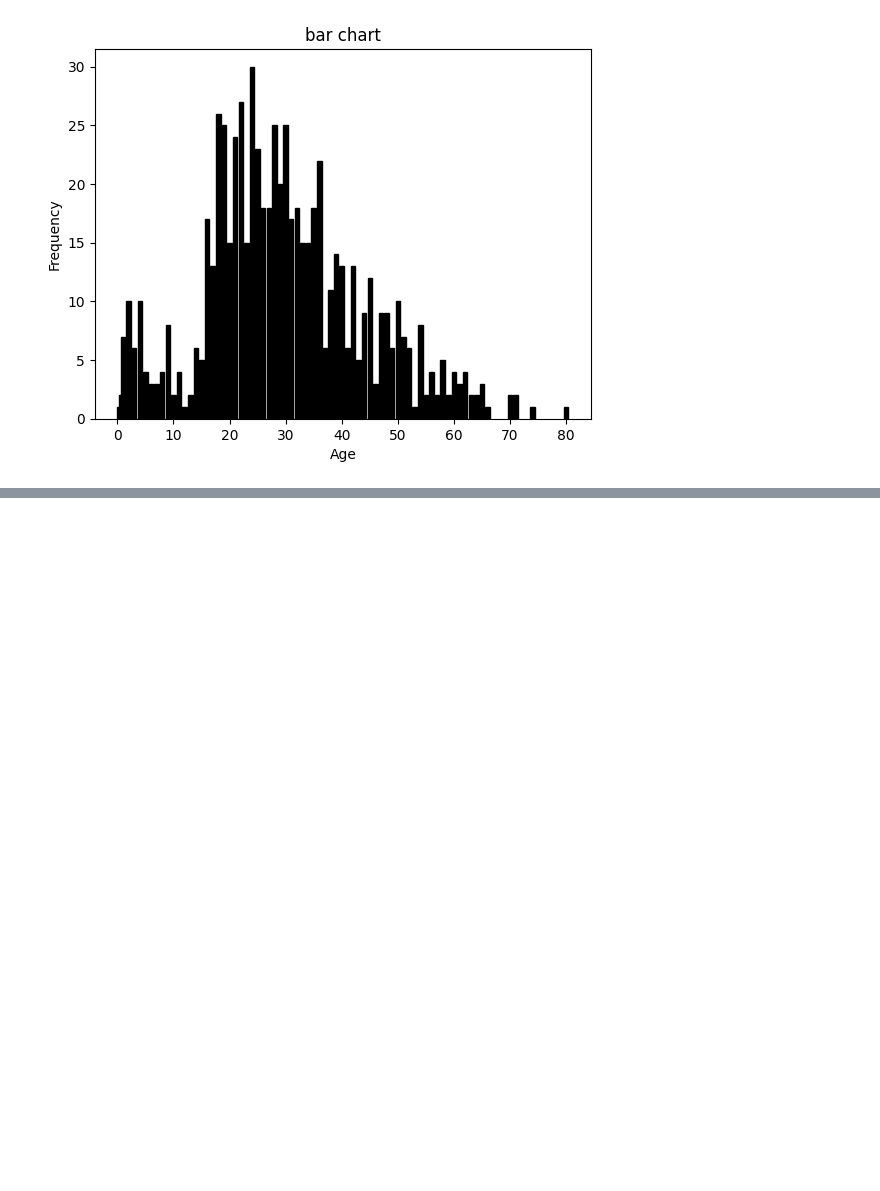
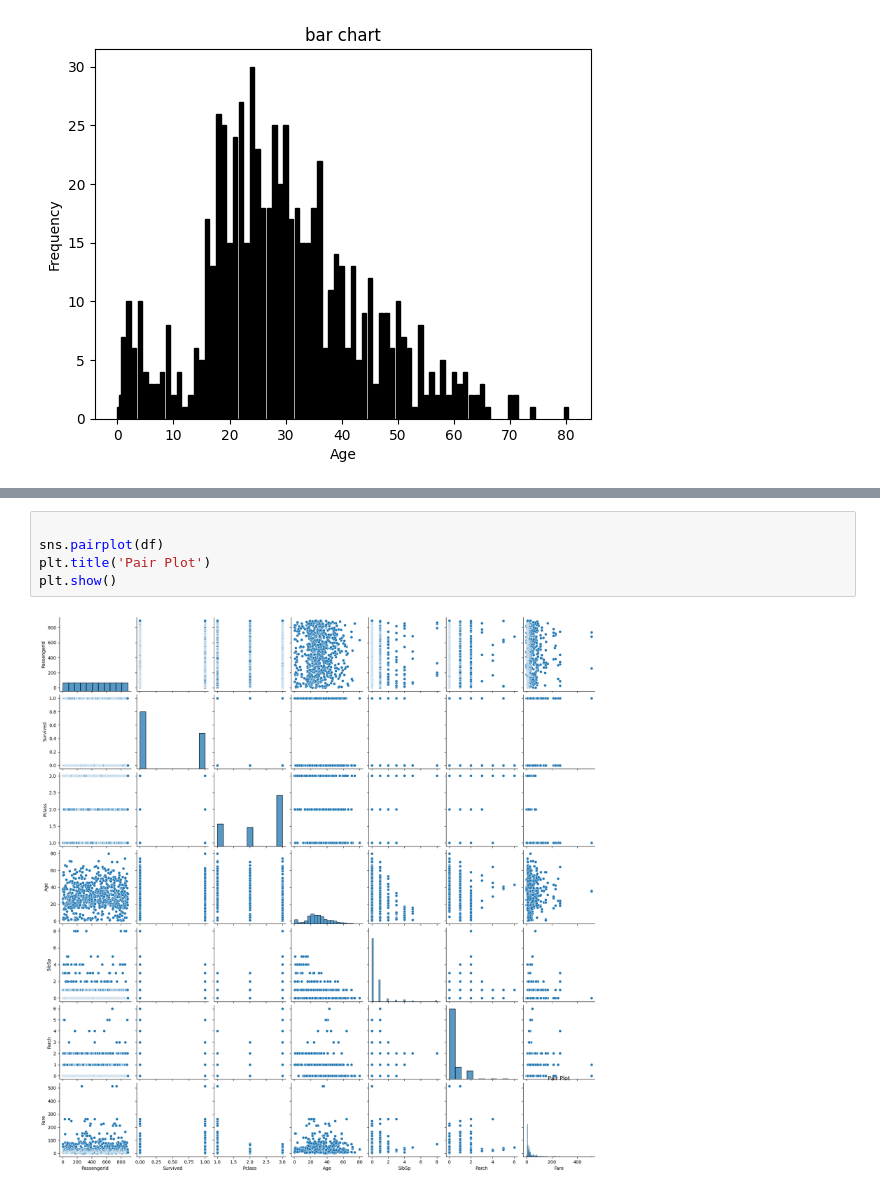
Before and after one commit to 2303a51295madhuri/ADM-2005, a Jupyter notebook: week_2.ipynb, the cells around one changed output, grey strips where cells are left out. Drawn from its saved outputs; the diff is of its cells as text; blank space fills up the shorter version.

```diff
--- a/week_2.ipynb
+++ b/week_2.ipynb
@@ -45,0 +59,7 @@ Text(0.5, 1.0, 'bar chart')
+# %%
+
+sns.pairplot(df)
+plt.title('Pair Plot')
+plt.show()
+# %% [output]
+[figure, added]
```
Also changed, not shown: parts of 11 cells of this notebook.
